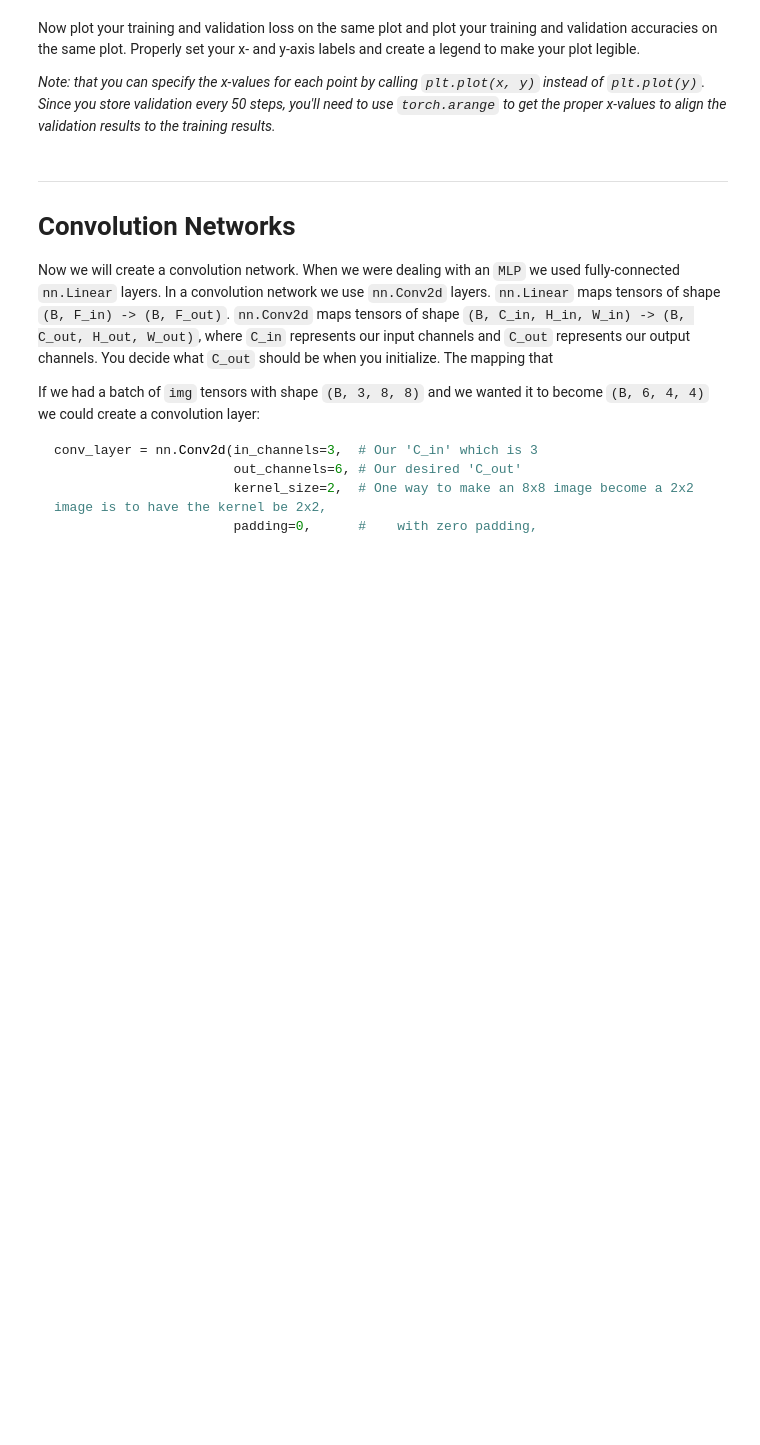
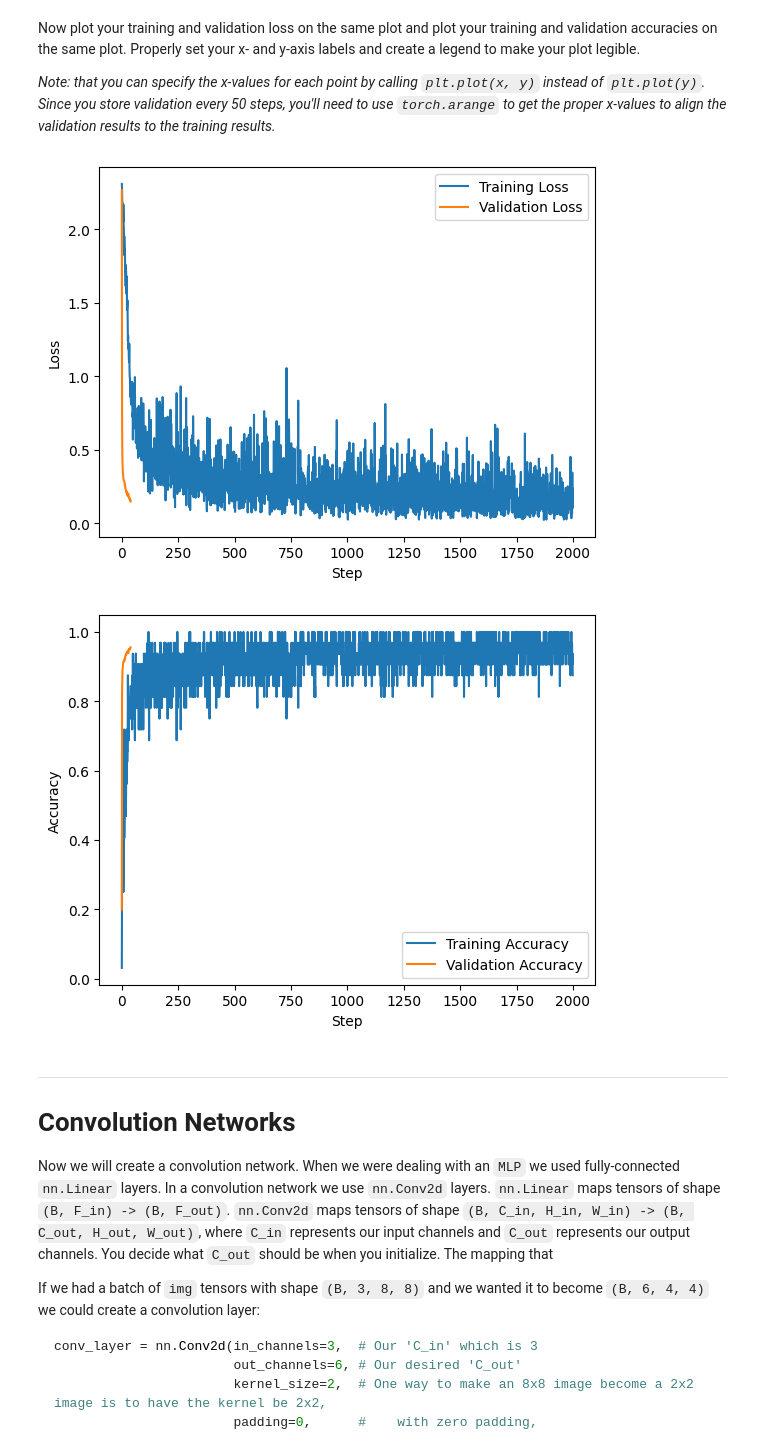
Before and after one commit to ldsbalu/Balu-Portfolio, a Jupyter notebook: lab3_cross_entropy_convnets.ipynb, the cells around one changed output. Cells and saved outputs as stored; diff of their text form; code cells hidden in the pictures; blank space fills up the shorter version.

```diff
--- a/lab3_cross_entropy_convnets.ipynb
+++ b/lab3_cross_entropy_convnets.ipynb
@@ -429,6 +461,23 @@ Now plot your training and validation loss on the same plot and plot your traini
 Properly set your x- and y-axis labels and create a legend to make your plot legible.
 
 *Note: that you can specify the x-values for each point by calling `plt.plot(x, y)` instead of `plt.plot(y)`. Since you store validation every 50 steps, you'll need to use `torch.arange` to get the proper x-values to align the validation results to the training results.*
+# %%
+plt.plot(train_losses, label="Training Loss")
+plt.plot(val_losses, label="Validation Loss")
+plt.xlabel("Step")
+plt.ylabel("Loss")
+plt.legend()
+plt.show()
+
+plt.plot(train_accs, label="Training Accuracy")
+plt.plot(val_accs, label="Validation Accuracy")
+plt.xlabel("Step")
+plt.ylabel("Accuracy")
+plt.legend()
+plt.show()
+# %% [output]
+[figure, added]
+[figure, added]
 # %% [markdown]
 ___
 
```
Also changed, not shown: parts of 11 cells of this notebook.
